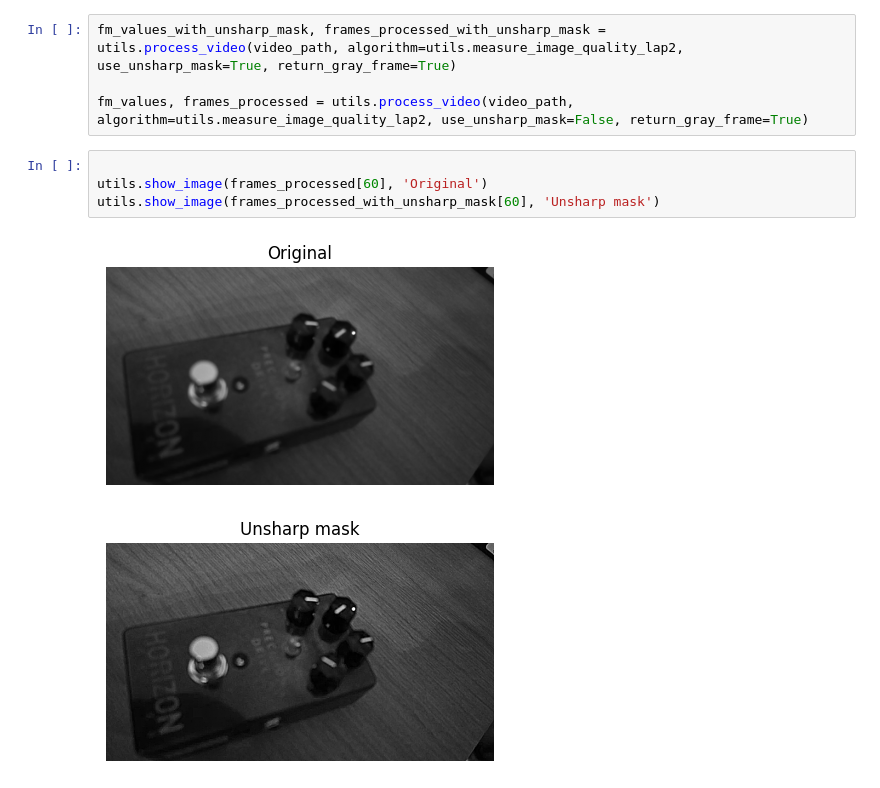
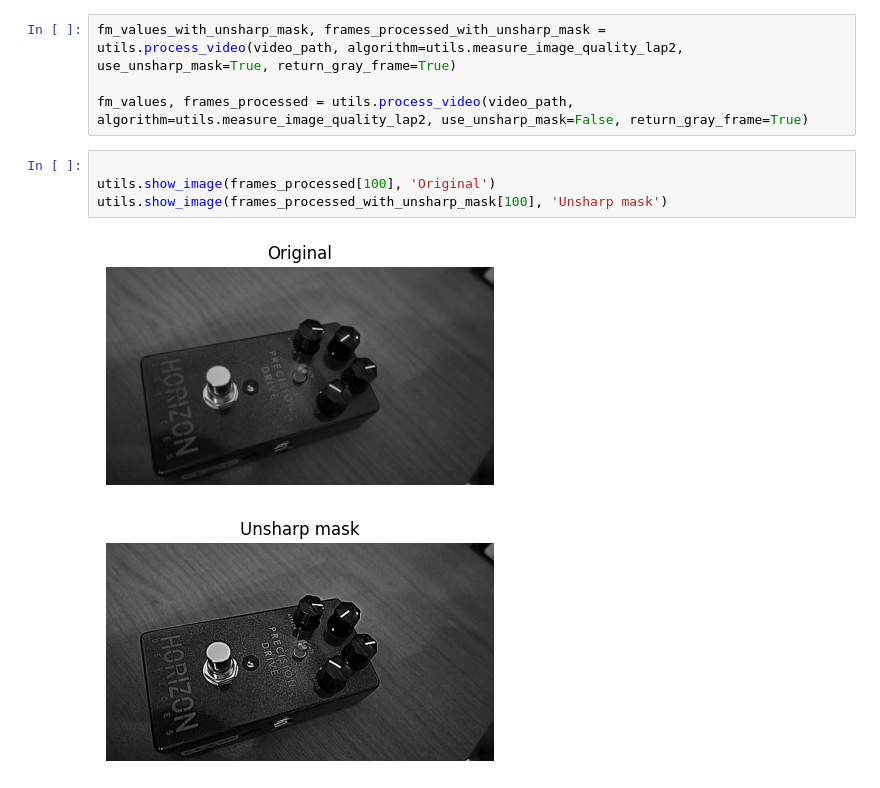
Before and after one commit to claudiobarril/vpc1_19co2025, a Jupyter notebook: tp2/parte_2.ipynb, the cells around one changed output. Cells and saved outputs as stored; diff of their text form.

```diff
--- a/tp2/parte_2.ipynb
+++ b/tp2/parte_2.ipynb
@@ -106,8 +106,8 @@ fm_values_with_unsharp_mask, frames_processed_with_unsharp_mask = utils.process_
 fm_values, frames_processed = utils.process_video(video_path, algorithm=utils.measure_image_quality_lap2, use_unsharp_mask=False, return_gray_frame=True)
 # %%
 
-utils.show_image(frames_processed[60], 'Original')
-utils.show_image(frames_processed_with_unsharp_mask[60], 'Unsharp mask')
+utils.show_image(frames_processed[100], 'Original')
+utils.show_image(frames_processed_with_unsharp_mask[100], 'Unsharp mask')
 # %% [output]
-[figure, old version]
+[figure, new version]
-[figure, old version]
+[figure, new version]
```
